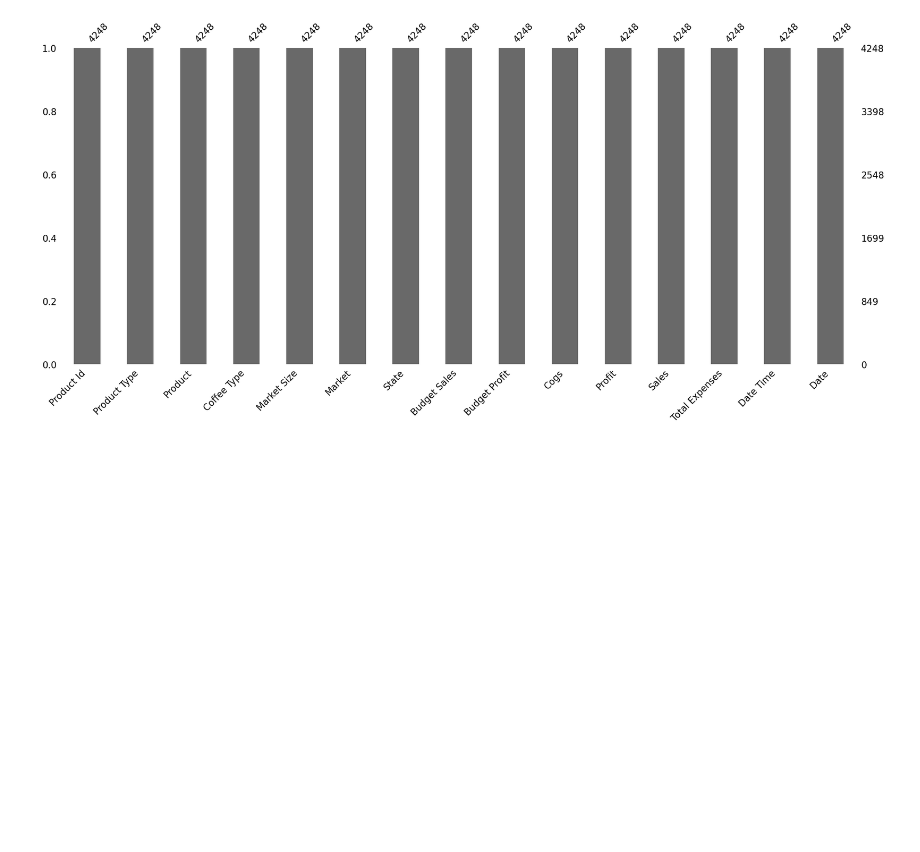
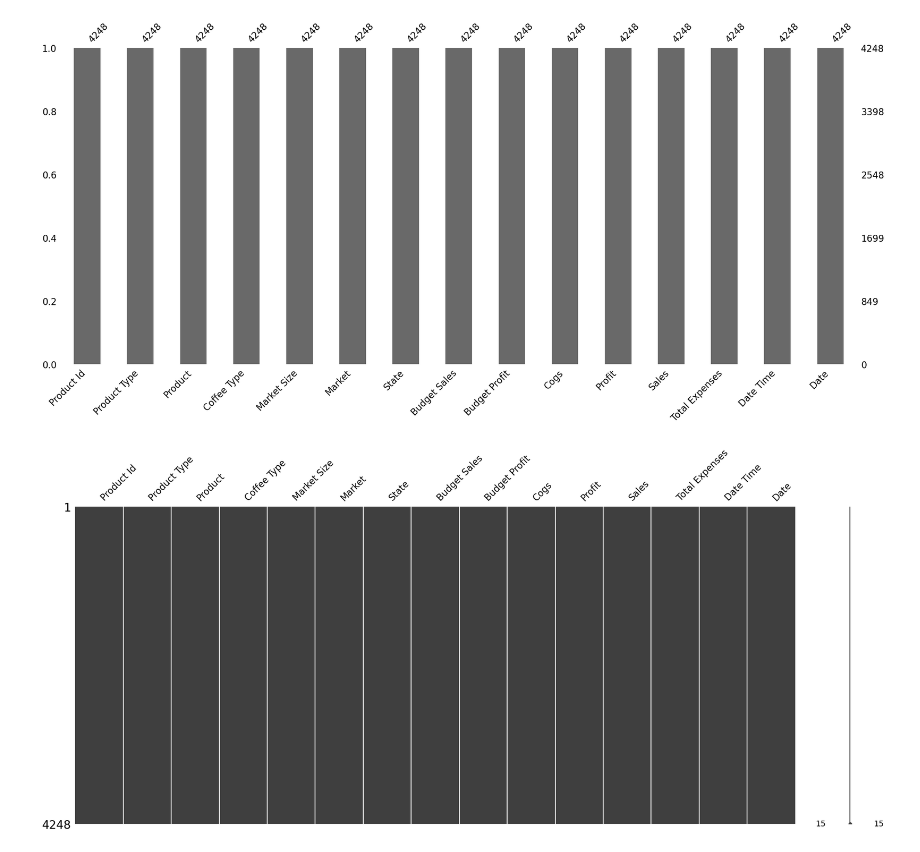
Before and after one commit to alishanstyles/CoffeeChain, a Jupyter notebook: startercode.ipynb, the cells around one changed output. Cells and saved outputs as stored; diff of their text form; code cells hidden in the pictures; blank space fills up the shorter version.

Commit message:
visualizations

```diff
--- a/startercode.ipynb
+++ b/startercode.ipynb
@@ -686,3 +692,8 @@ import missingno
 missingno.bar(df);
 # %% [output]
 [figure]
+# %%
+# missingno matrix
+missingno.matrix(df);
+# %% [output]
+[figure, added]
```
Also changed, not shown: parts of 5 cells of this notebook.
